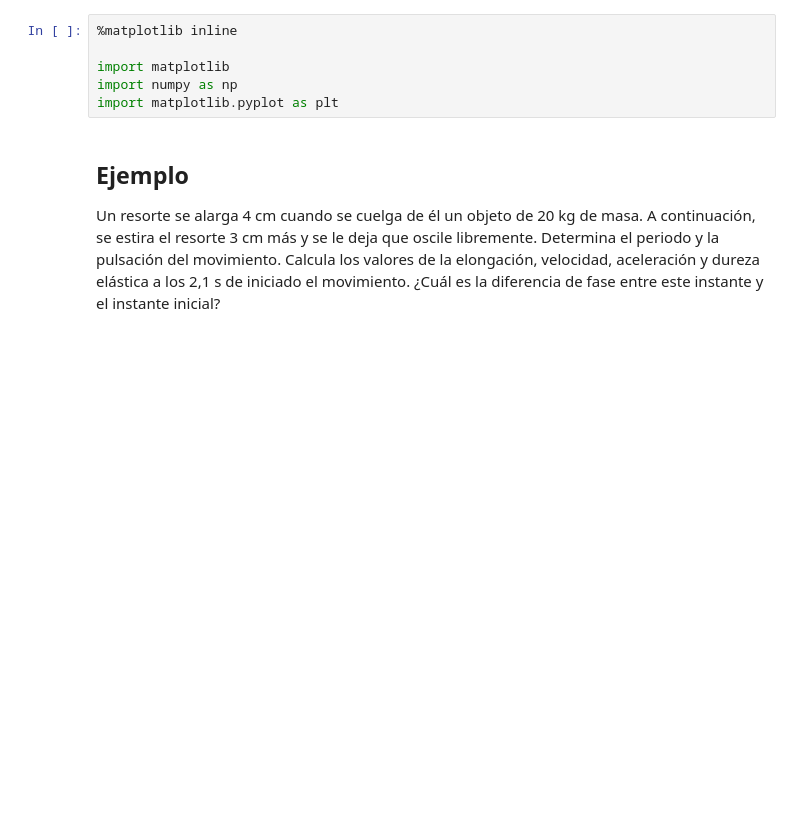
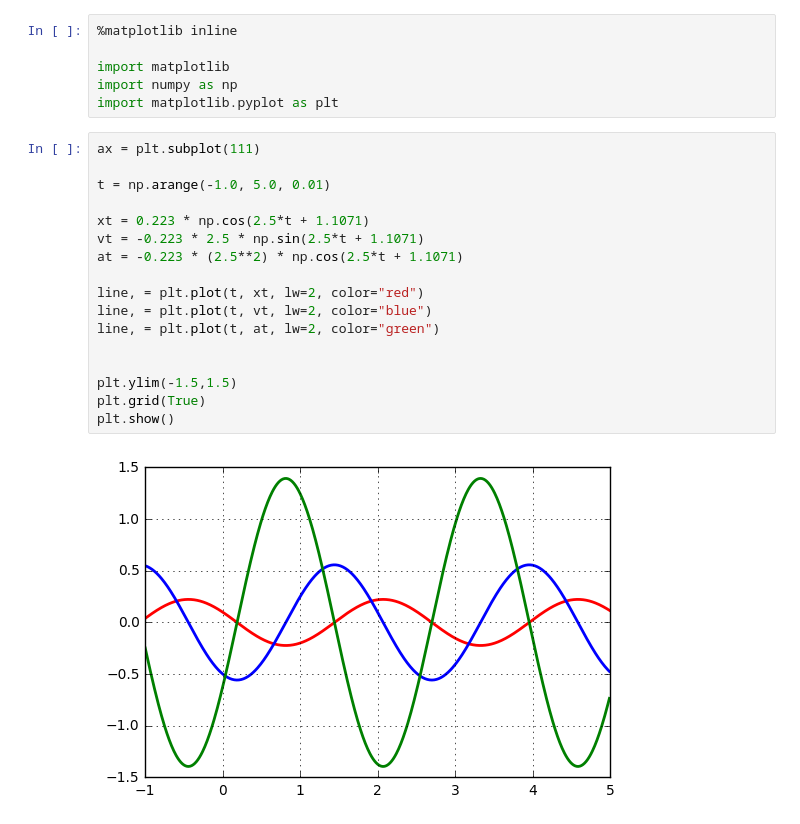
Before and after one commit to franzj/expo-M.A.S, a Jupyter notebook: Exposición M.A.S.ipynb, the cells around one changed output. Drawn from its saved outputs; the diff is of its cells as text; blank space fills up the shorter version.

```diff
--- a/Exposición M.A.S.ipynb
+++ b/Exposición M.A.S.ipynb
@@ -73,6 +109,22 @@ Entonces el movimiento armónico simple es un movimiento periódico, y vibratori
 import matplotlib
 import numpy as np
 import matplotlib.pyplot as plt
-# %% [markdown]
-## Ejemplo
-Un resorte se alarga 4 cm cuando se cuelga de él un objeto de 20 kg de masa. A continuación, se estira el resorte 3 cm más y se le deja que oscile libremente. Determina el periodo y la pulsación del movimiento. Calcula los valores de la elongación, velocidad, aceleración y dureza elástica a los 2,1 s de iniciado el movimiento. ¿Cuál es la diferencia de fase entre este instante y el instante inicial?
+# %%
+ax = plt.subplot(111)
+
+t = np.arange(-1.0, 5.0, 0.01)
+
+xt = 0.223 * np.cos(2.5*t + 1.1071)
+vt = -0.223 * 2.5 * np.sin(2.5*t + 1.1071)
+at = -0.223 * (2.5**2) * np.cos(2.5*t + 1.1071)
+
+line, = plt.plot(t, xt, lw=2, color="red")
+line, = plt.plot(t, vt, lw=2, color="blue")
+line, = plt.plot(t, at, lw=2, color="green")
+
+
+plt.ylim(-1.5,1.5)
+plt.grid(True)
+plt.show()
+# %% [output]
+[figure, added]
```
Also changed, not shown: parts of 2 cells of this notebook.
